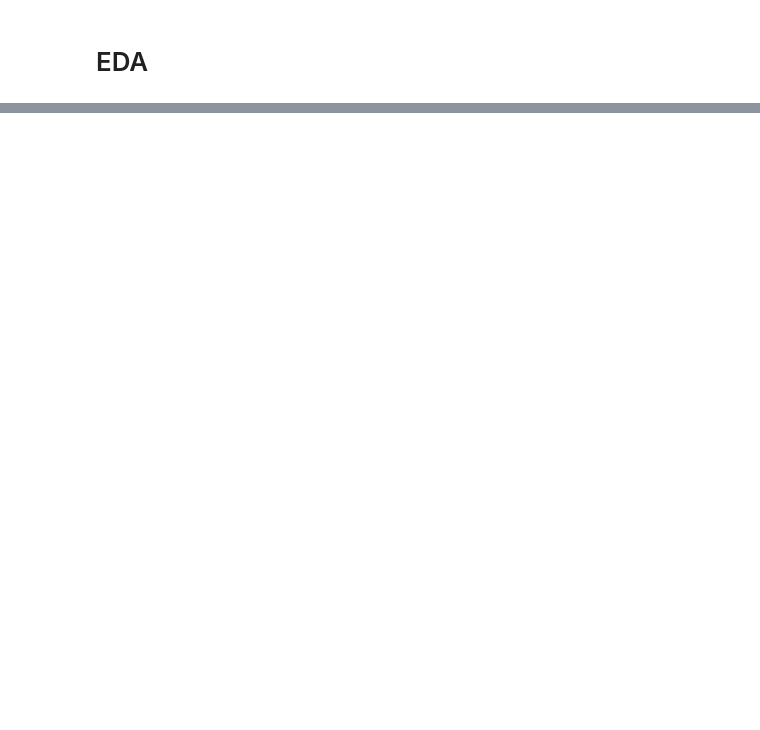
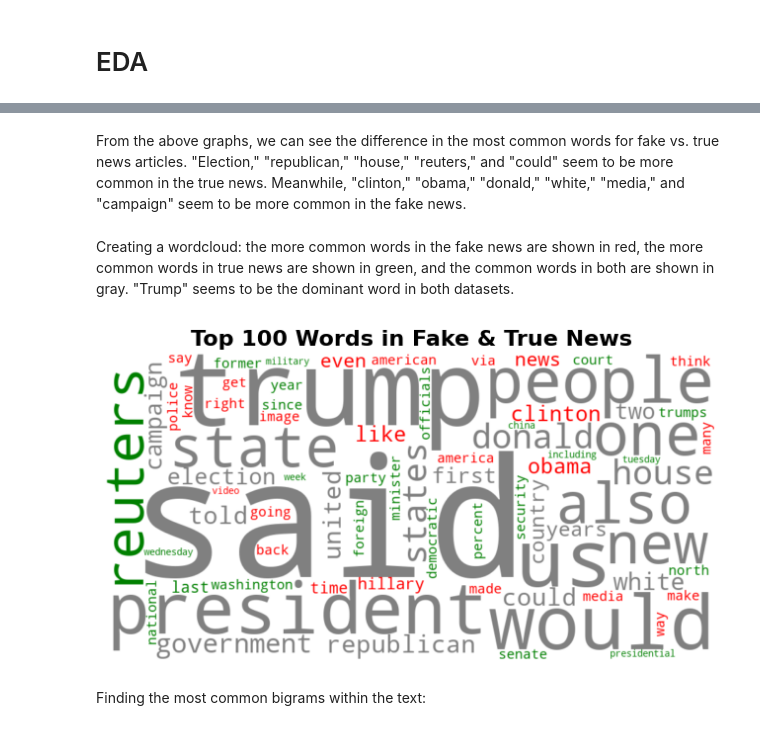
Before and after one commit to ShirleyW-W/PSTAT134-Project, a Jupyter notebook: PSTAT134_Final_Project.ipynb, the cells around one changed output, grey strips where cells are left out. Drawn from its saved outputs; the diff is of its cells as text; code cells hidden in the pictures; blank space fills up the shorter version.

```diff
--- a/PSTAT134_Final_Project.ipynb
+++ b/PSTAT134_Final_Project.ipynb
@@ -40,2 +73,9 @@ Please note that authentication is recommended but still optional to access publ
+# %%
+# add labels
+fake_news["label"] = "Fake"
+true_news["label"] = "True"
+
+# combine the two separate dataframes
+news_df = pd.concat([fake_news, true_news], ignore_index = True)
 # %% [markdown]
 # Data Cleaning
@@ -80,0 +200,46 @@ drive.mount('/content/drive')
+# %% [markdown]
+From the above graphs, we can see the difference in the most common words for fake vs. true news articles. "Election," "republican," "house," "reuters," and "could" seem to be more common in the true news. Meanwhile, "clinton," "obama," "donald," "white," "media," and "campaign" seem to be more common in the fake news.
+# %% [markdown]
+Creating a wordcloud: the more common words in the fake news are shown in red, the more common words in true news are shown in green, and the common words in both are shown in gray. "Trump" seems to be the dominant word in both datasets.
+# %%
+import re
+from wordcloud import WordCloud
+import matplotlib.pyplot as plt
+from textblob import Word
+
+# create dictionaries for word frequencies
+fake_top_words = dict(fake_word_counts.most_common(50))
+true_top_words = dict(true_word_counts.most_common(50))
+
+# merge word counts while keeping track of origins
+combined_word_counts = {word: fake_top_words.get(word, 0) + true_top_words.get(word, 0)
+                        for word in set(fake_top_words) | set(true_top_words)}
+
+# custom function to color words based on their origin
+def color_func(word, font_size, position, orientation, random_state=None, **kwargs):
+    if word in fake_top_words and word in true_top_words:
+        return "rgb(128, 128, 128)"  # gray for shared words
+    elif word in fake_top_words:
+        return "rgb(255, 0, 0)"  # red for fake news words
+    elif word in true_top_words:
+        return "rgb(0, 128, 0)"  # green for true news words
+    return "rgb(0, 0, 0)"
+
+# generate word cloud
+wordcloud = WordCloud(
+    width = 900, height = 450, max_words = 100, background_color = "white"
+).generate_from_frequencies(combined_word_counts)
+
+# apply custom coloring
+wordcloud.recolor(color_func = color_func)
+
+# plotting the wordcloud
+plt.figure(figsize = (8, 5))
+plt.imshow(wordcloud, interpolation = "bilinear")
+plt.axis("off")
+plt.title("Top 100 Words in Fake & True News", fontsize = 16, fontweight = "bold")
+plt.show()
+# %% [output]
+[figure, added]
+# %% [markdown]
+Finding the most common bigrams within the text:
```
Also changed, not shown: parts of 67 cells of this notebook.
